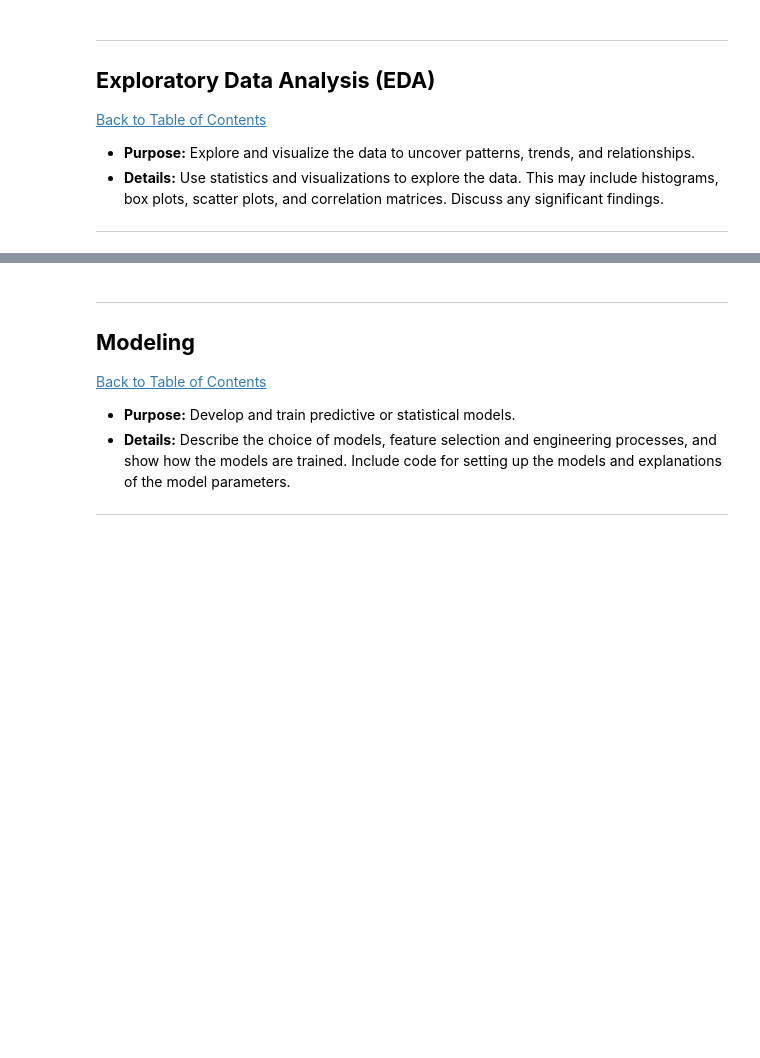
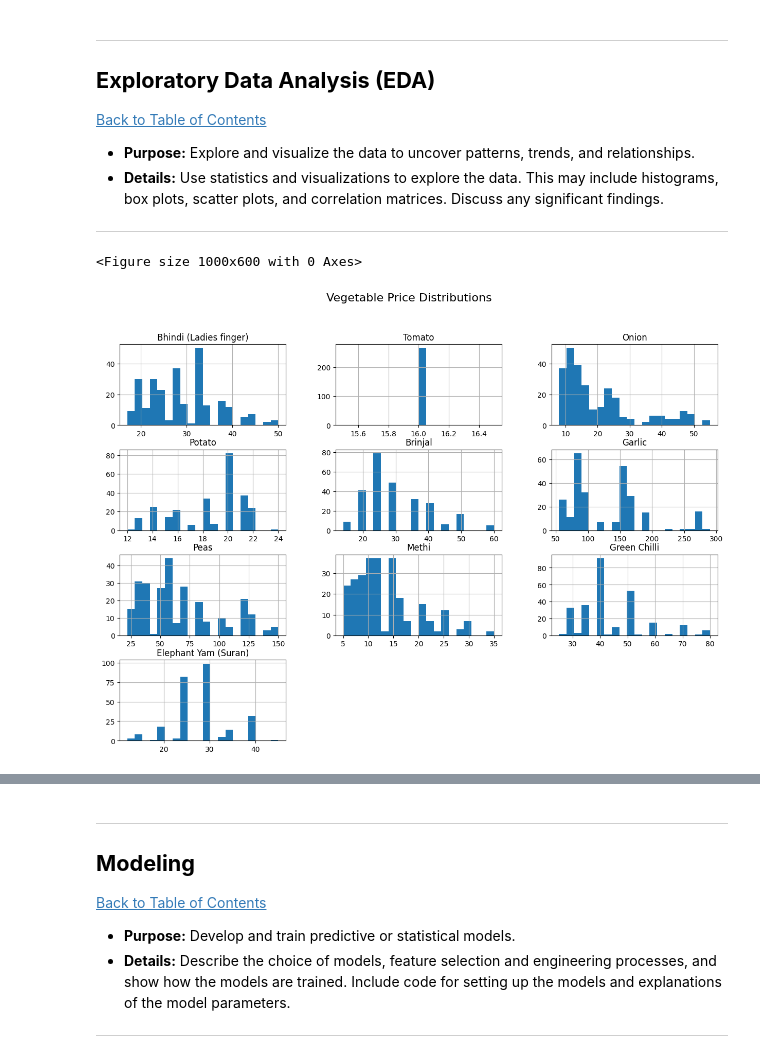
Before and after one commit to AkhonaNzama01/Vegetable-Price-Trends, a Jupyter notebook: QCTO---Workplace-Module-Notebook-Template-4571.ipynb, the cells around one changed output, grey strips where cells are left out. Drawn from its saved outputs; the diff is of its cells as text; code cells hidden in the pictures; blank space fills up the shorter version.

```diff
--- a/QCTO---Workplace-Module-Notebook-Template-4571.ipynb
+++ b/QCTO---Workplace-Module-Notebook-Template-4571.ipynb
@@ -228,0 +227,13 @@ dtype: object
+# %%
+
+# Set the figure size for better readability
+plt.figure(figsize=(10, 6))
+
+# Plot histograms for all vegetable price columns
+df[['Bhindi (Ladies finger)', 'Tomato', 'Onion', 'Potato', 'Brinjal',
+    'Garlic', 'Peas', 'Methi', 'Green Chilli', 'Elephant Yam (Suran)']].hist(bins=20, figsize=(15, 10))
+plt.suptitle('Vegetable Price Distributions', fontsize=16)
+plt.show()
+# %% [output]
+<Figure size 1000x600 with 0 Axes>
+[figure, added]
```
Also changed, not shown: parts of 3 cells of this notebook.
